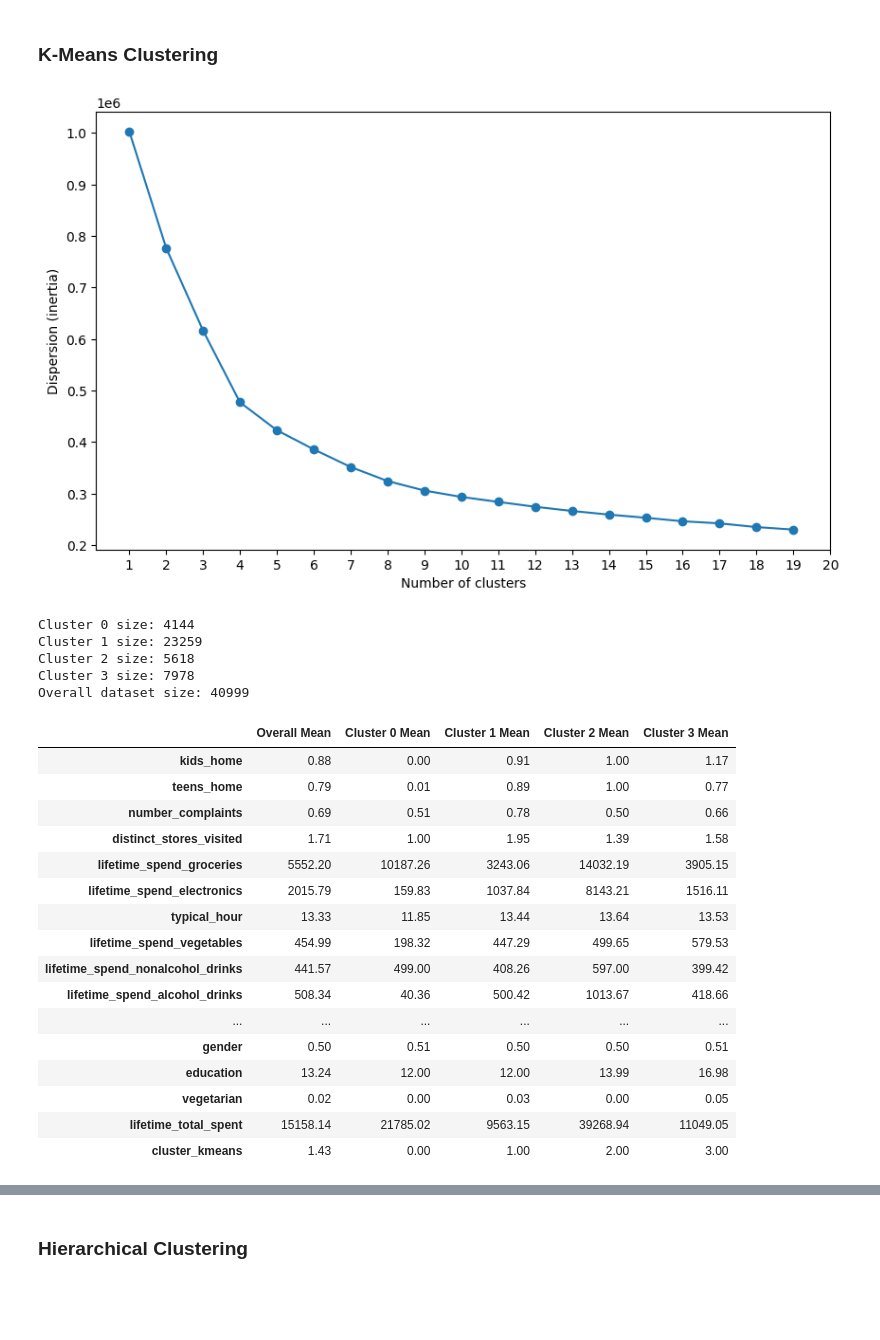
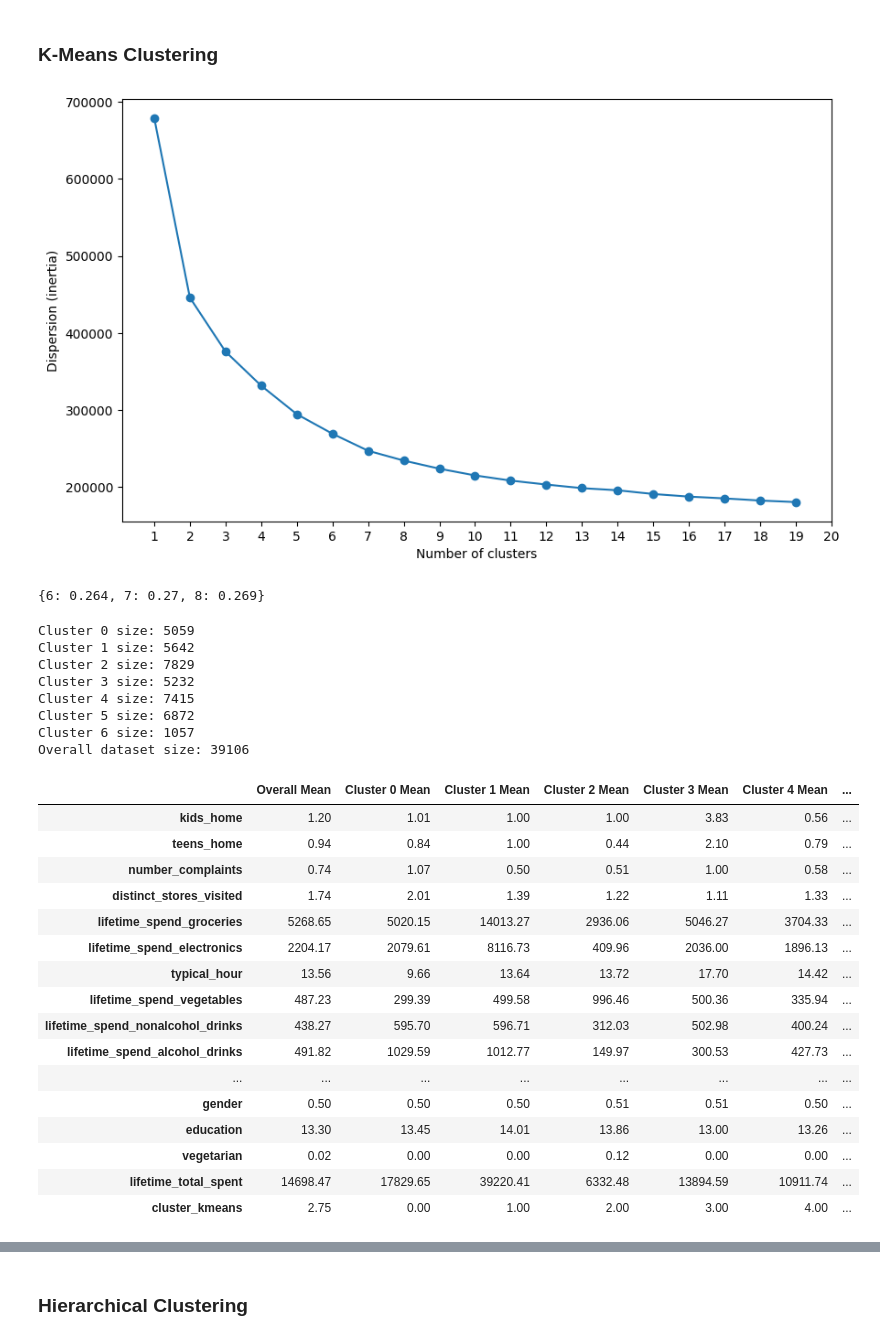
Before and after one commit to mitoma10110/ML2_Project, a Jupyter notebook: main copy.ipynb, the cells around one changed output, grey strips where cells are left out. Cells and saved outputs as stored; diff of their text form; code cells hidden in the pictures; blank space fills up the shorter version.

Commit message:
muitas correcoes, so falta to_csv e umap com clusters apriori

```diff
--- a/main copy.ipynb
+++ b/main copy.ipynb
@@ -325,3 +262,5 @@ Prepared Dataframes for future use:
+# %%
+cust_info_sep, pet_love = find_outliers(cust_info_sep, 'lifetime_spend_petfood', 2)
 # %% [markdown]
 #### 4. Feature Selection
 # %%
@@ -367,8 +307,12 @@ cust_info_sep_sc = modelling_separator(cust_info_sep_sc)
 ### K-Means Clustering
 # %%
 # Checking the optimum number of clusters to look for
-dispersion = create_dispersion_list(cust_info_sep_sc)
-plot_elbow_graph(dispersion)
+dispersion_apriori = create_dispersion_list(cust_info_sep_sc)
+plot_elbow_graph(dispersion_apriori)
 # %% [output]
-[figure, old version]
+[figure, new version]
+# %%
+calculate_silhouette_scores(cust_info_sep_sc, [6,7,8])
+# %% [output]
+{6: 0.264, 7: 0.27, 8: 0.269}
 # %%
@@ -376,25 +320,28 @@ allocate_clusters_kmeans(cust_info_sep, cust_info_sep_sc, n_clusters=4)
 # %%
-show_clusters(cust_info_sep, cluster_column='cluster_kmeans', cluster_numbers=[0,1,2,3])
+show_clusters(cust_info_sep, cluster_column='cluster_kmeans', cluster_numbers=[0,1,2,3,4,5,6])
 # %% [output]
-Cluster 0 size: 4144
-Cluster 1 size: 23259
-Cluster 2 size: 5618
-Cluster 3 size: 7978
-Overall dataset size: 40999
+Cluster 0 size: 5059
+Cluster 1 size: 5642
+Cluster 2 size: 7829
+Cluster 3 size: 5232
+Cluster 4 size: 7415
+Cluster 5 size: 6872
+Cluster 6 size: 1057
+Overall dataset size: 39106
-|  | Overall Mean | Cluster 0 Mean | Cluster 1 Mean | Cluster 2 Mean | Cluster 3 Mean |
-| kids_home | 0.88 | 0.00 | 0.91 | 1.00 | 1.17 |
-| teens_home | 0.79 | 0.01 | 0.89 | 1.00 | 0.77 |
-| number_complaints | 0.69 | 0.51 | 0.78 | 0.50 | 0.66 |
-| distinct_stores_visited | 1.71 | 1.00 | 1.95 | 1.39 | 1.58 |
-| lifetime_spend_groceries | 5552.20 | 10187.26 | 3243.06 | 14032.19 | 3905.15 |
-| lifetime_spend_electronics | 2015.79 | 159.83 | 1037.84 | 8143.21 | 1516.11 |
-| typical_hour | 13.33 | 11.85 | 13.44 | 13.64 | 13.53 |
-| lifetime_spend_vegetables | 454.99 | 198.32 | 447.29 | 499.65 | 579.53 |
-| lifetime_spend_nonalcohol_drinks | 441.57 | 499.00 | 408.26 | 597.00 | 399.42 |
-| lifetime_spend_alcohol_drinks | 508.34 | 40.36 | 500.42 | 1013.67 | 418.66 |
-| ... | ... | ... | ... | ... | ... |
-| gender | 0.50 | 0.51 | 0.50 | 0.50 | 0.51 |
-| education | 13.24 | 12.00 | 12.00 | 13.99 | 16.98 |
-| vegetarian | 0.02 | 0.00 | 0.03 | 0.00 | 0.05 |
-| lifetime_total_spent | 15158.14 | 21785.02 | 9563.15 | 39268.94 | 11049.05 |
-| cluster_kmeans | 1.43 | 0.00 | 1.00 | 2.00 | 3.00 |
+|  | Overall Mean | Cluster 0 Mean | Cluster 1 Mean | Cluster 2 Mean | Cluster 3 Mean | Cluster 4 Mean | ... |
+| kids_home | 1.20 | 1.01 | 1.00 | 1.00 | 3.83 | 0.56 | ... |
+| teens_home | 0.94 | 0.84 | 1.00 | 0.44 | 2.10 | 0.79 | ... |
+| number_complaints | 0.74 | 1.07 | 0.50 | 0.51 | 1.00 | 0.58 | ... |
+| distinct_stores_visited | 1.74 | 2.01 | 1.39 | 1.22 | 1.11 | 1.33 | ... |
+| lifetime_spend_groceries | 5268.65 | 5020.15 | 14013.27 | 2936.06 | 5046.27 | 3704.33 | ... |
+| lifetime_spend_electronics | 2204.17 | 2079.61 | 8116.73 | 409.96 | 2036.00 | 1896.13 | ... |
+| typical_hour | 13.56 | 9.66 | 13.64 | 13.72 | 17.70 | 14.42 | ... |
+| lifetime_spend_vegetables | 487.23 | 299.39 | 499.58 | 996.46 | 500.36 | 335.94 | ... |
+| lifetime_spend_nonalcohol_drinks | 438.27 | 595.70 | 596.71 | 312.03 | 502.98 | 400.24 | ... |
+| lifetime_spend_alcohol_drinks | 491.82 | 1029.59 | 1012.77 | 149.97 | 300.53 | 427.73 | ... |
+| ... | ... | ... | ... | ... | ... | ... | ... |
+| gender | 0.50 | 0.50 | 0.50 | 0.51 | 0.51 | 0.50 | ... |
+| education | 13.30 | 13.45 | 14.01 | 13.86 | 13.00 | 13.26 | ... |
+| vegetarian | 0.02 | 0.00 | 0.00 | 0.12 | 0.00 | 0.00 | ... |
+| lifetime_total_spent | 14698.47 | 17829.65 | 39220.41 | 6332.48 | 13894.59 | 10911.74 | ... |
+| cluster_kmeans | 2.75 | 0.00 | 1.00 | 2.00 | 3.00 | 4.00 | ... |
```
Also changed, not shown: parts of 44 cells of this notebook, 4 other files.
